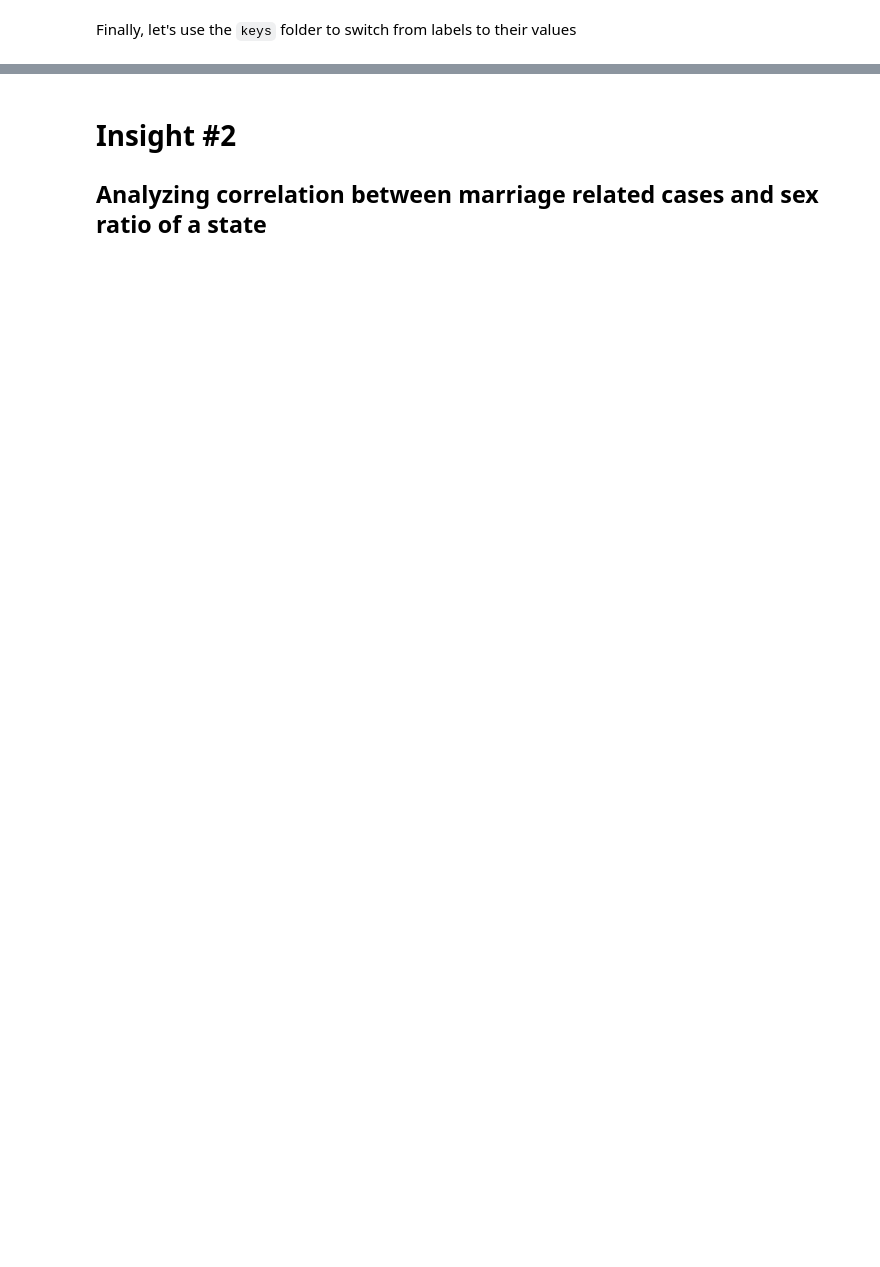
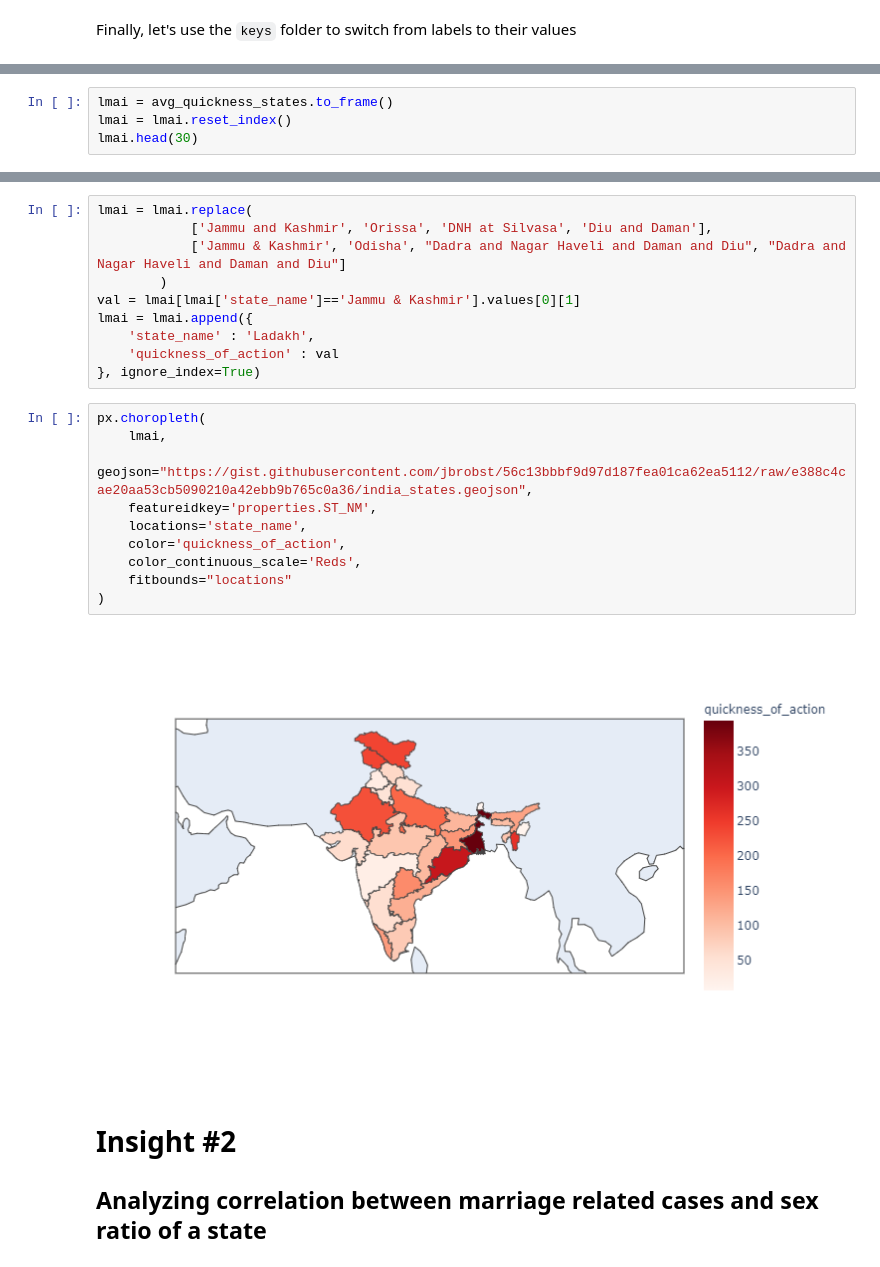
Before and after one commit to ujjwal-shekhar/Indian-Judicial-System-PreCog, a Jupyter notebook: data-visualizer-precog.ipynb, the cells around one changed output, grey strips where cells are left out. Drawn from its saved outputs; the diff is of its cells as text; blank space fills up the shorter version.

```diff
--- a/data-visualizer-precog.ipynb
+++ b/data-visualizer-precog.ipynb
@@ -888,0 +901,4 @@ fig.show()
+# %%
+lmai = avg_quickness_states.to_frame()
+lmai = lmai.reset_index()
+lmai.head(30)
@@ -889,3 +923,25 @@ fig.show()
+# %%
+lmai = lmai.replace(
+            ['Jammu and Kashmir', 'Orissa', 'DNH at Silvasa', 'Diu and Daman'],
+            ['Jammu & Kashmir', 'Odisha', "Dadra and Nagar Haveli and Daman and Diu", "Dadra and Nagar Haveli and Daman and Diu"]
+        )
+val = lmai[lmai['state_name']=='Jammu & Kashmir'].values[0][1]
+lmai = lmai.append({
+    'state_name' : 'Ladakh',
+    'quickness_of_action' : val
+}, ignore_index=True)
+# %%
+px.choropleth(
+    lmai,
+    geojson="https://gist.githubusercontent.com/jbrobst/56c13bbbf9d97d187fea01ca62ea5112/raw/e388c4cae20aa53cb5090210a42ebb9b765c0a36/india_states.geojson",
+    featureidkey='properties.ST_NM',
+    locations='state_name',
+    color='quickness_of_action',
+    color_continuous_scale='Reds',
+    fitbounds="locations"
+)
+# %% [output]
+[figure, added]
 # %% [markdown]
 # Insight #2
 ## Analyzing correlation between marriage related cases and sex ratio of a state
```
Also changed, not shown: parts of 20 cells of this notebook.
